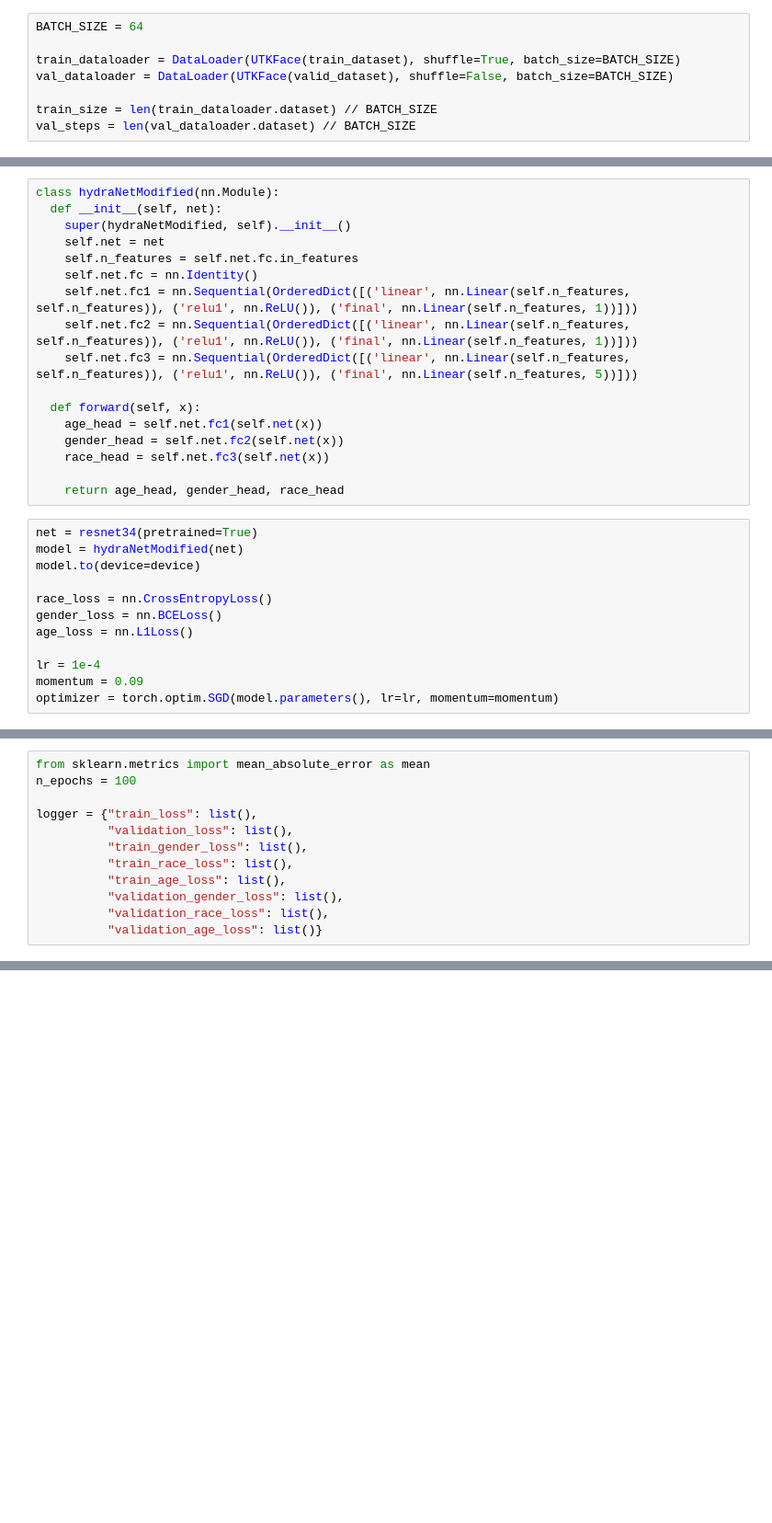
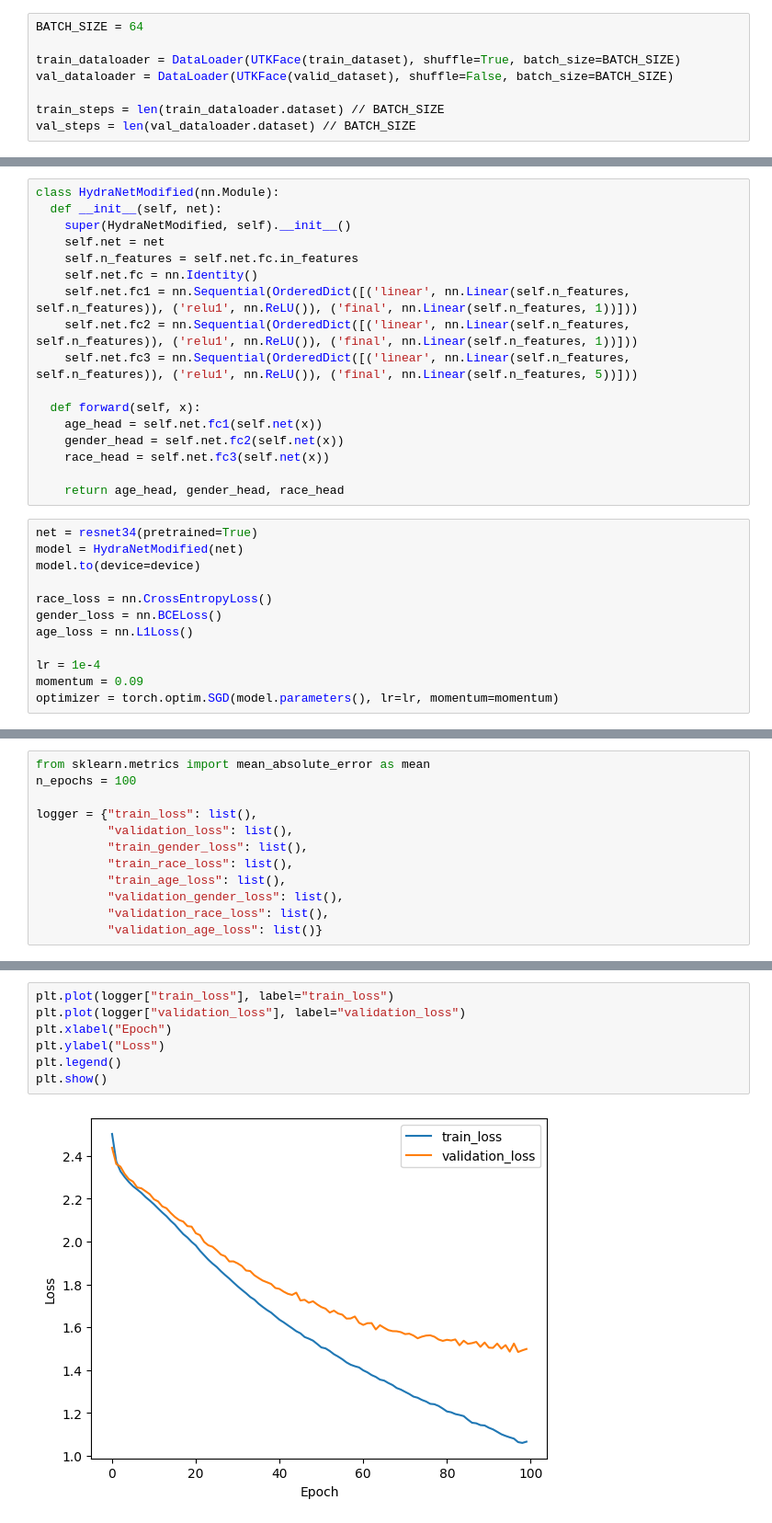
Before and after one commit to bohdanvodianyk/multi-task-learning, a Jupyter notebook: MLP.ipynb, the cells around one changed output, grey strips where cells are left out. Shown at 92% size. Saved outputs shown, nothing was run; the diff lists cells and outputs as text; blank space fills up the shorter version.

```diff
--- a/MLP.ipynb
+++ b/MLP.ipynb
@@ -230,7 +253,7 @@ BATCH_SIZE = 64
 train_dataloader = DataLoader(UTKFace(train_dataset), shuffle=True, batch_size=BATCH_SIZE)
 val_dataloader = DataLoader(UTKFace(valid_dataset), shuffle=False, batch_size=BATCH_SIZE)
 
-train_size = len(train_dataloader.dataset) // BATCH_SIZE
+train_steps = len(train_dataloader.dataset) // BATCH_SIZE
 val_steps = len(val_dataloader.dataset) // BATCH_SIZE
 # %%
 def imshow(img):
@@ -264,9 +286,9 @@ from torchvision.models import resnet50, resnet101, resnet18, resnet34
 # %%
 from collections import OrderedDict
 # %%
-class hydraNetModified(nn.Module):
+class HydraNetModified(nn.Module):
   def __init__(self, net):
-    super(hydraNetModified, self).__init__()
+    super(HydraNetModified, self).__init__()
     self.net = net
     self.n_features = self.net.fc.in_features
     self.net.fc = nn.Identity()
@@ -282,7 +304,7 @@ class hydraNetModified(nn.Module):
     return age_head, gender_head, race_head
 # %%
 net = resnet34(pretrained=True)
-model = hydraNetModified(net)
+model = HydraNetModified(net)
 model.to(device=device)
 
 race_loss = nn.CrossEntropyLoss()
@@ -334,0 +443,9 @@ logger = {"train_loss": list(),
+# %%
+plt.plot(logger["train_loss"], label="train_loss")
+plt.plot(logger["validation_loss"], label="validation_loss")
+plt.xlabel("Epoch")
+plt.ylabel("Loss")
+plt.legend()
+plt.show()
+# %% [output]
+[figure, added]
```
Also changed, not shown: parts of 14 cells of this notebook.
